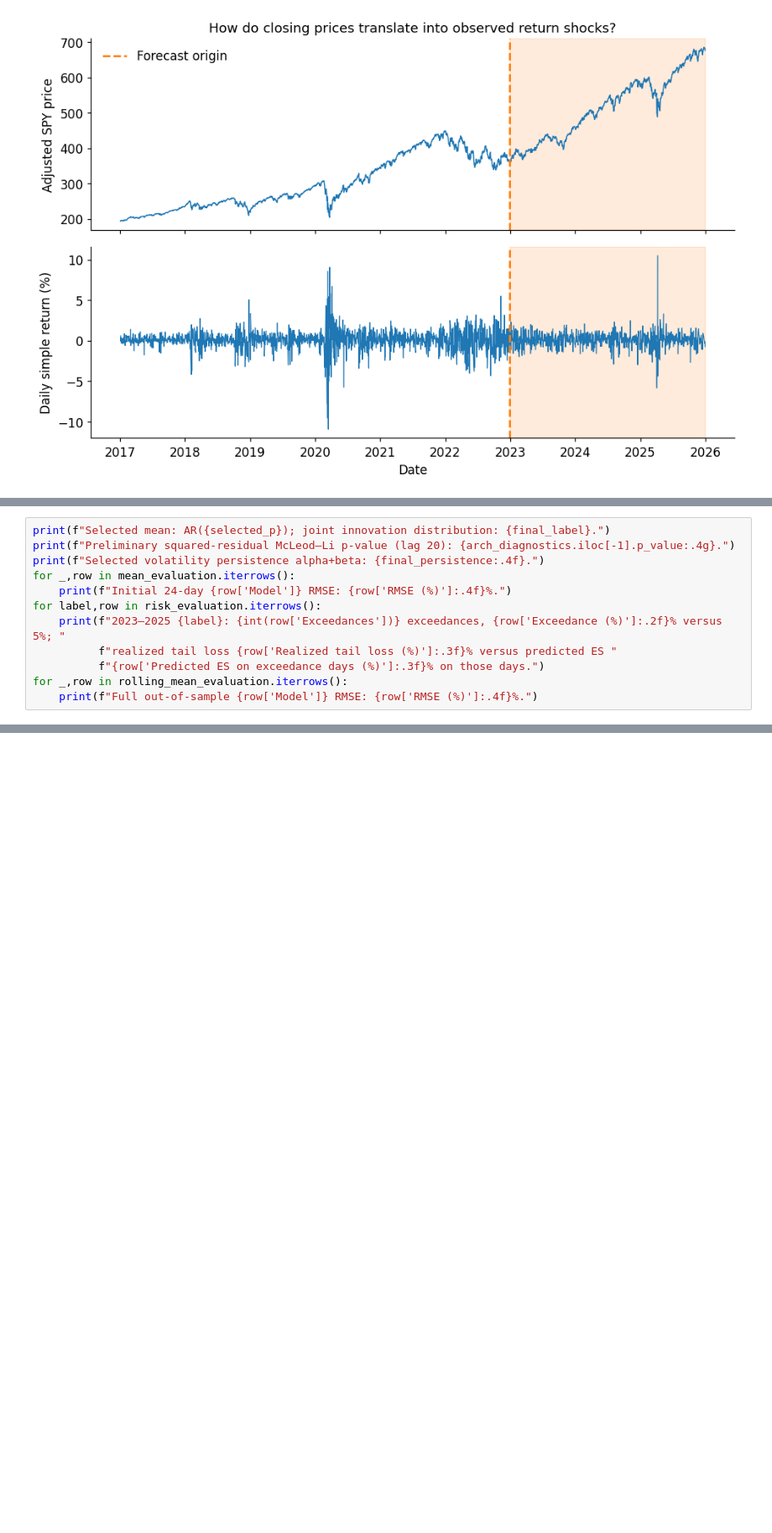
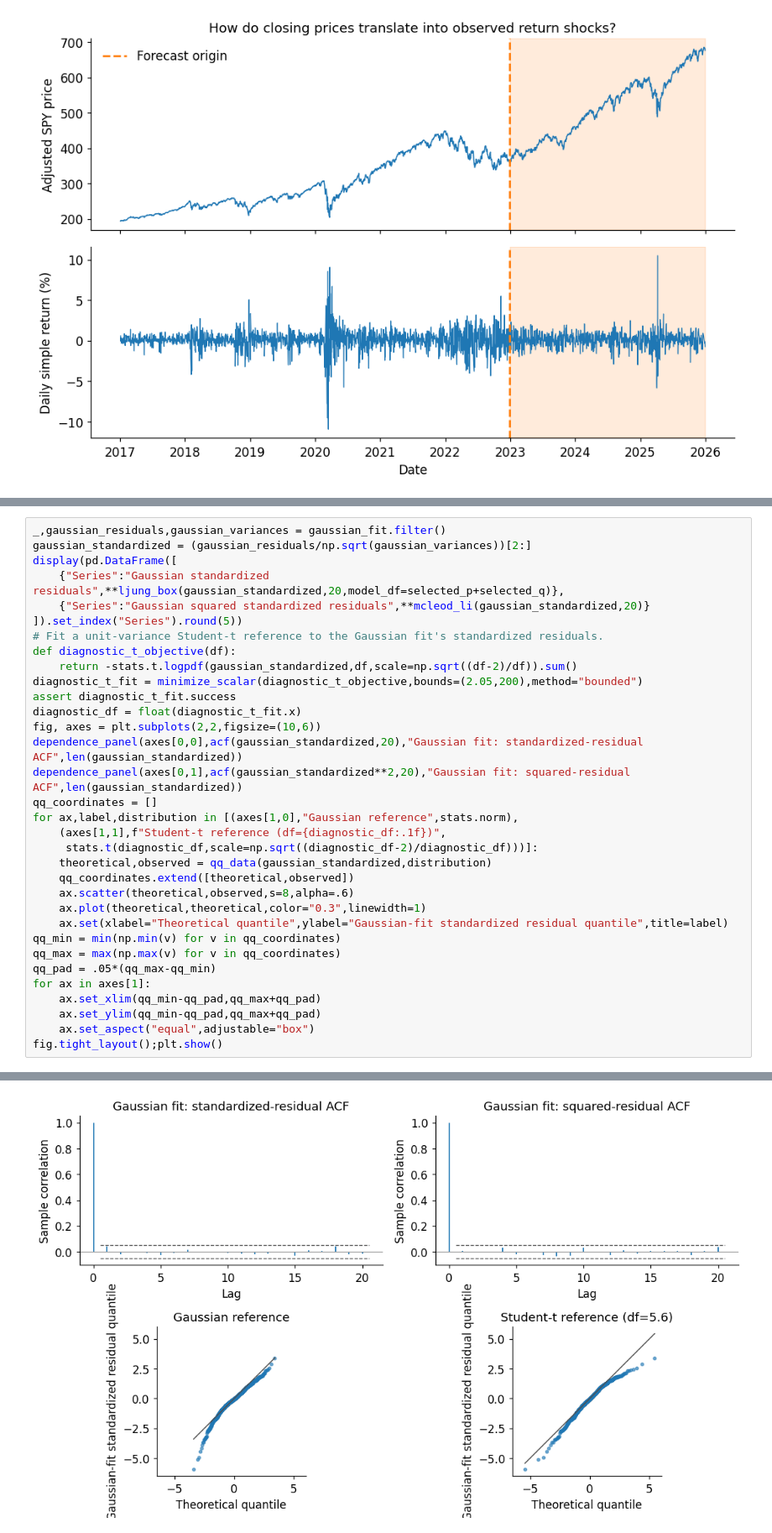
Before and after one commit to jacobkorsgaard/finance-statistical-methods-library, a Jupyter notebook: notebooks/11_empirical_financial_time_series_case_study.ipynb, the cells around one changed output, grey strips where cells are left out. Shown at 84% size. Drawn from its saved outputs; the diff is of its cells as text; blank space fills up the shorter version.

Commit message:
Complete empirical time-series workflow and rolling evaluation

```diff
--- a/notebooks/11_empirical_financial_time_series_case_study.ipynb
+++ b/notebooks/11_empirical_financial_time_series_case_study.ipynb
@@ -430,12 +90,0 @@ For 2023–2025, the conditional model slightly reduces return RMSE (0.9646% ver
-# %%
-print(f"Selected mean: AR({selected_p}); joint innovation distribution: {final_label}.")
-print(f"Preliminary squared-residual McLeod–Li p-value (lag 20): {arch_diagnostics.iloc[-1].p_value:.4g}.")
-print(f"Selected volatility persistence alpha+beta: {final_persistence:.4f}.")
-for _,row in mean_evaluation.iterrows():
-    print(f"Initial 24-day {row['Model']} RMSE: {row['RMSE (%)']:.4f}%.")
-for label,row in risk_evaluation.iterrows():
-    print(f"2023–2025 {label}: {int(row['Exceedances'])} exceedances, {row['Exceedance (%)']:.2f}% versus 5%; "
-          f"realized tail loss {row['Realized tail loss (%)']:.3f}% versus predicted ES "
-          f"{row['Predicted ES on exceedance days (%)']:.3f}% on those days.")
-for _,row in rolling_mean_evaluation.iterrows():
-    print(f"Full out-of-sample {row['Model']} RMSE: {row['RMSE (%)']:.4f}%.")
@@ -453,0 +338,34 @@ Full out-of-sample Zero return RMSE: 0.9698%.
+# %%
+_,gaussian_residuals,gaussian_variances = gaussian_fit.filter()
+gaussian_standardized = (gaussian_residuals/np.sqrt(gaussian_variances))[2:]
+display(pd.DataFrame([
+    {"Series":"Gaussian standardized residuals",**ljung_box(gaussian_standardized,20,model_df=selected_p+selected_q)},
+    {"Series":"Gaussian squared standardized residuals",**mcleod_li(gaussian_standardized,20)}
+]).set_index("Series").round(5))
+# Fit a unit-variance Student-t reference to the Gaussian fit's standardized residuals.
+def diagnostic_t_objective(df):
+    return -stats.t.logpdf(gaussian_standardized,df,scale=np.sqrt((df-2)/df)).sum()
+diagnostic_t_fit = minimize_scalar(diagnostic_t_objective,bounds=(2.05,200),method="bounded")
+assert diagnostic_t_fit.success
+diagnostic_df = float(diagnostic_t_fit.x)
+fig, axes = plt.subplots(2,2,figsize=(10,6))
+dependence_panel(axes[0,0],acf(gaussian_standardized,20),"Gaussian fit: standardized-residual ACF",len(gaussian_standardized))
+dependence_panel(axes[0,1],acf(gaussian_standardized**2,20),"Gaussian fit: squared-residual ACF",len(gaussian_standardized))
+qq_coordinates = []
+for ax,label,distribution in [(axes[1,0],"Gaussian reference",stats.norm),
+    (axes[1,1],f"Student-t reference (df={diagnostic_df:.1f})",
+     stats.t(diagnostic_df,scale=np.sqrt((diagnostic_df-2)/diagnostic_df)))]:
+    theoretical,observed = qq_data(gaussian_standardized,distribution)
+    qq_coordinates.extend([theoretical,observed])
+    ax.scatter(theoretical,observed,s=8,alpha=.6)
+    ax.plot(theoretical,theoretical,color="0.3",linewidth=1)
+    ax.set(xlabel="Theoretical quantile",ylabel="Gaussian-fit standardized residual quantile",title=label)
+qq_min = min(np.min(v) for v in qq_coordinates)
+qq_max = max(np.max(v) for v in qq_coordinates)
+qq_pad = .05*(qq_max-qq_min)
+for ax in axes[1]:
+    ax.set_xlim(qq_min-qq_pad,qq_max+qq_pad)
+    ax.set_ylim(qq_min-qq_pad,qq_max+qq_pad)
+    ax.set_aspect("equal",adjustable="box")
+fig.tight_layout();plt.show()
+# %% [output]
@@ -453,0 +376 @@ Full out-of-sample Zero return RMSE: 0.9698%.
+[figure, added]
```
Also changed, not shown: parts of 54 cells of this notebook, 19 other files.
